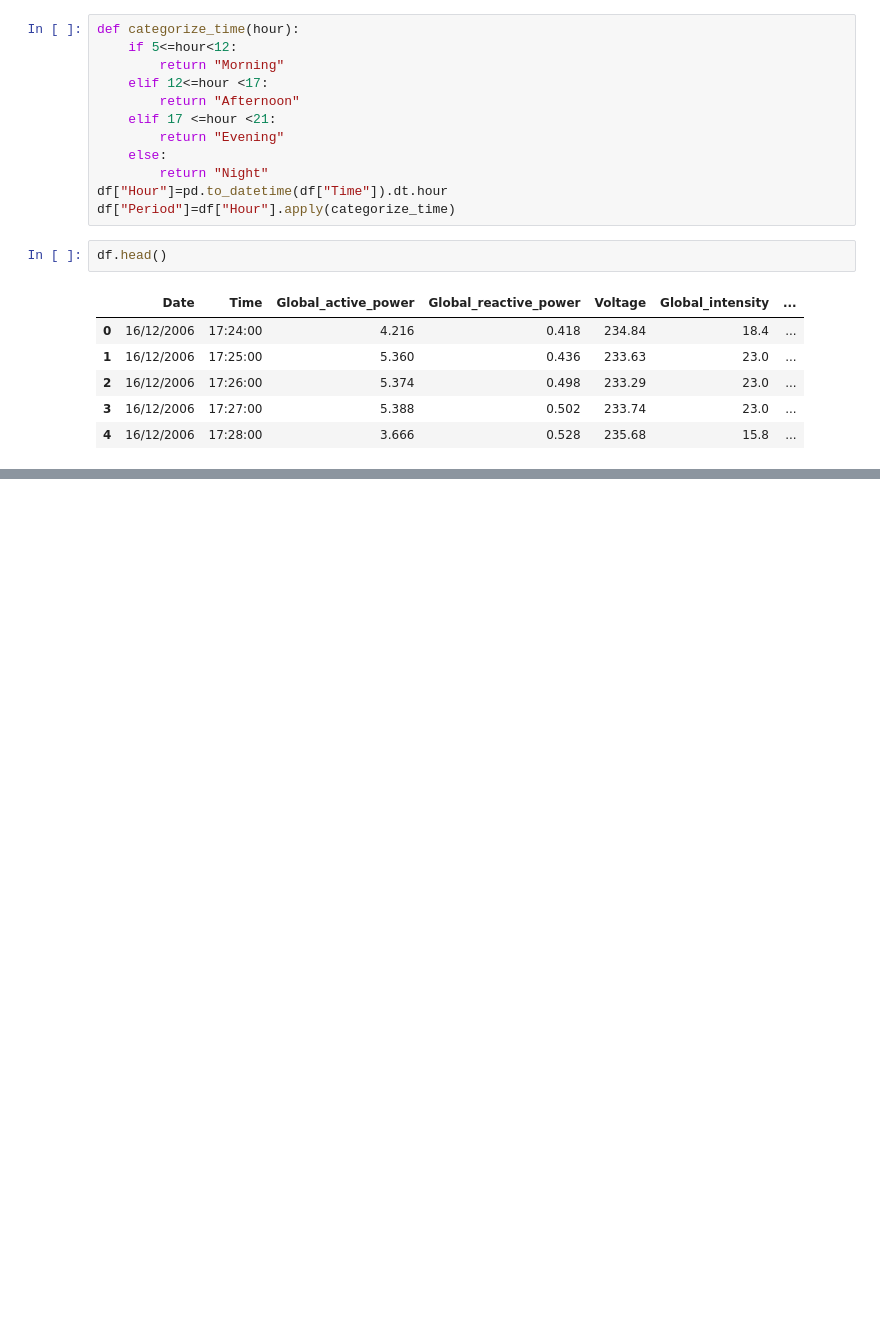
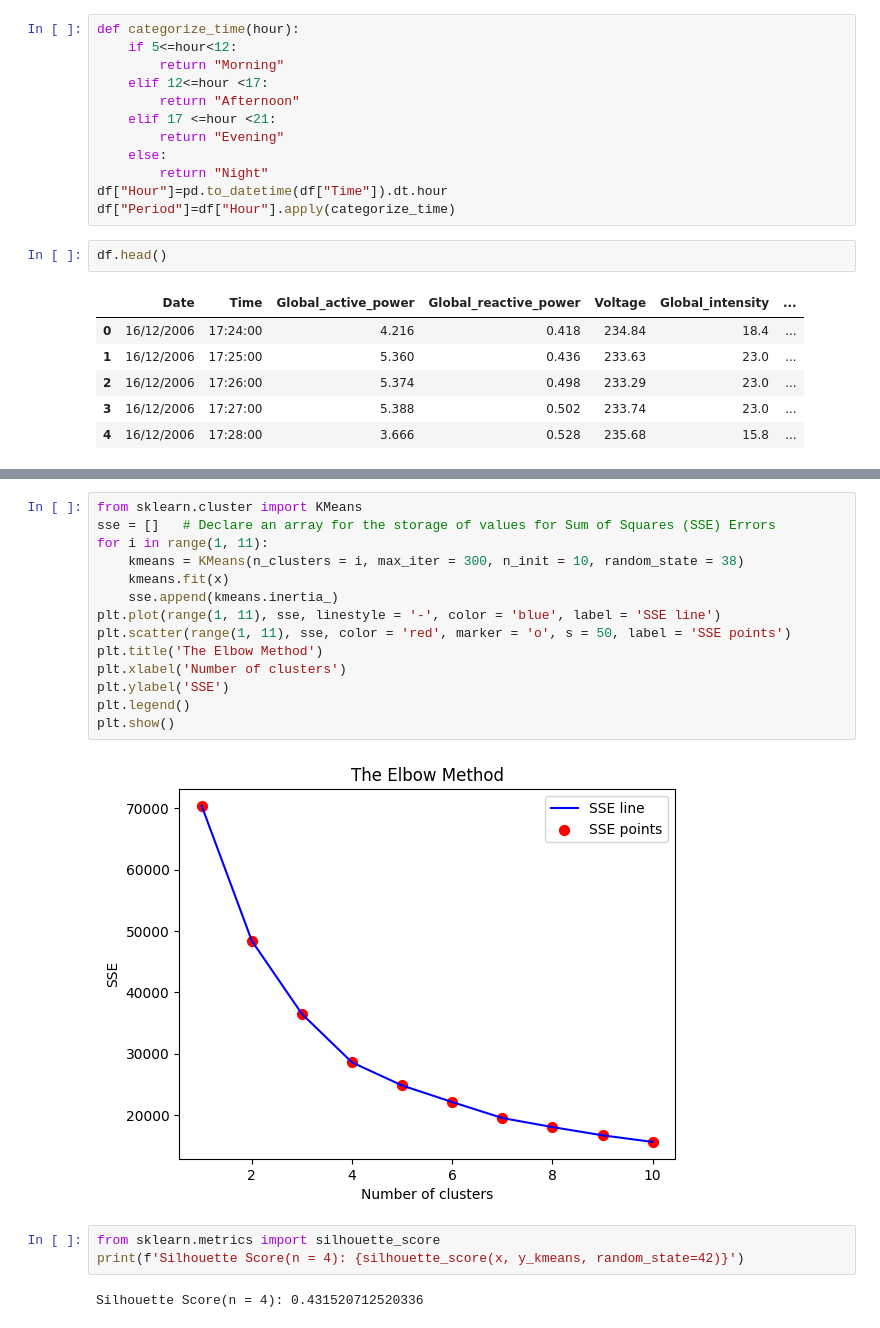
Before and after one commit to Enkhbayasgalan97/CA1-2026163, a Jupyter notebook: CA1.ipynb, the cells around one changed output, grey strips where cells are left out. Saved outputs shown, nothing was run; the diff lists cells and outputs as text; blank space fills up the shorter version.

```diff
--- a/CA1.ipynb
+++ b/CA1.ipynb
@@ -218,0 +285,21 @@ _IncompleteInputError: incomplete input (2761898458.py, line 1)
+# %%
+from sklearn.cluster import KMeans
+sse = []   # Declare an array for the storage of values for Sum of Squares (SSE) Errors
+for i in range(1, 11):
+    kmeans = KMeans(n_clusters = i, max_iter = 300, n_init = 10, random_state = 38)
+    kmeans.fit(x)
+    sse.append(kmeans.inertia_)
+plt.plot(range(1, 11), sse, linestyle = '-', color = 'blue', label = 'SSE line')
+plt.scatter(range(1, 11), sse, color = 'red', marker = 'o', s = 50, label = 'SSE points')
+plt.title('The Elbow Method')
+plt.xlabel('Number of clusters')
+plt.ylabel('SSE')
+plt.legend()
+plt.show()
+# %% [output]
+[figure, added]
+# %%
+from sklearn.metrics import silhouette_score
+print(f'Silhouette Score(n = 4): {silhouette_score(x, y_kmeans, random_state=42)}')
+# %% [output]
+Silhouette Score(n = 4): 0.431520712520336
```
Also changed, not shown: parts of 11 cells of this notebook.
